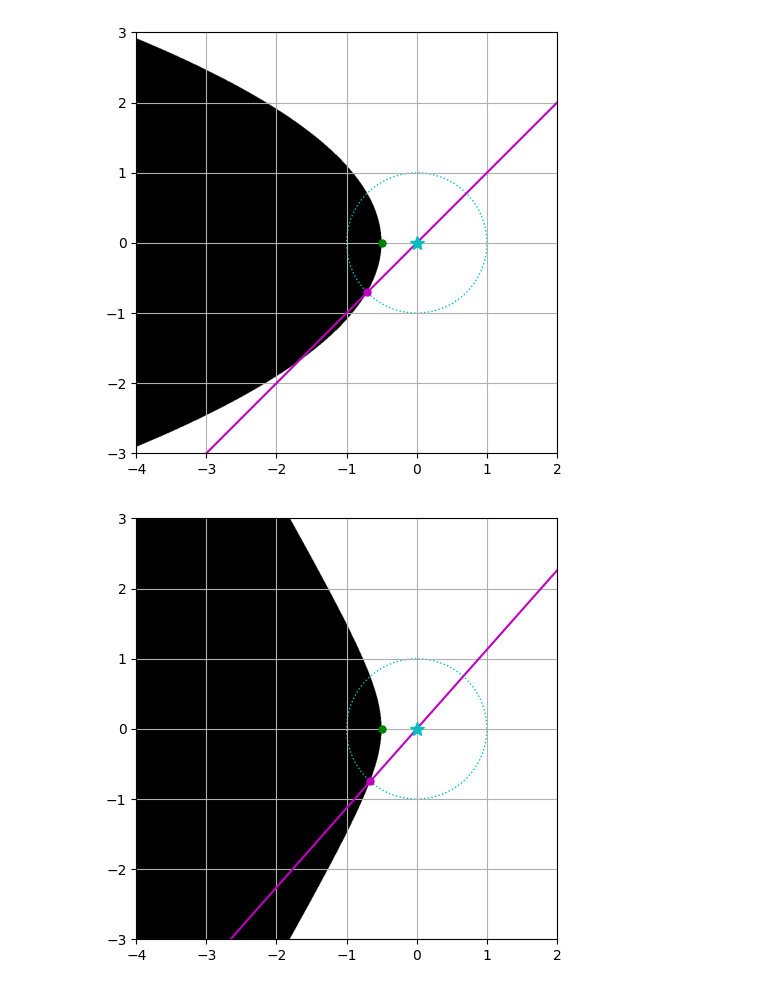
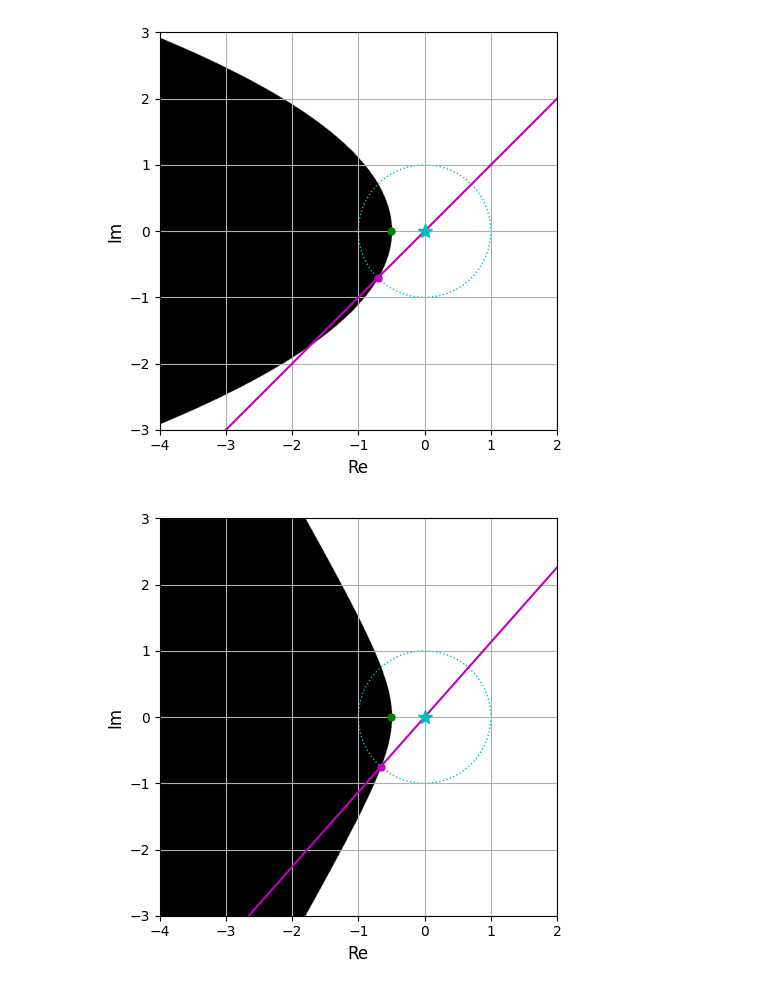
Before and after one commit to sholokhovalexey/active-noise-control, a Jupyter notebook: visuals.ipynb, the cells around one changed output. Cells and saved outputs as stored; diff of their text form; code cells hidden in the pictures.

Commit message:
upd images

```diff
--- a/visuals.ipynb
+++ b/visuals.ipynb
@@ -69,32 +72,35 @@ for i, constraint in enumerate(constraints):
     PM = np.deg2rad(constraint.phase_margin)
 
     plt.figure();
 
     plt.imshow(constraint(z) < 0, cmap="gray", extent=h_range+v_range);
 
     plt.grid(which="both");
 
     ax = plt.gca()
     circle = plt.Circle((0, 0), 1, color="c", linestyle=":", fill=False)
     ax.add_patch(circle);
 
     plt.plot(-1 / GM, 0, "g.", markersize=10)
 
     v = np.tan(PM) * x
     plt.plot(x, v, "m");
 
     x0 = -np.cos(PM)
     y0 = -np.sin(PM)
     plt.plot(x0, y0, "m.", markersize=10);
 
     plt.plot(0, 0, "*c", markersize=10);
 
     plt.xlim(*h_range);
     plt.ylim(*v_range);
 
+    plt.xlabel("Re", fontsize=12);
+    plt.ylabel("Im", fontsize=12);
+
     plt.tight_layout();
 
     plt.savefig(f"{names[i]}.png", dpi=300); # move to /images
 # %% [output]
-[figure, old version]
+[figure, new version]
-[figure, old version]
+[figure, new version]
```
Also changed, not shown: parts of 1 cell of this notebook, 11 other files.
